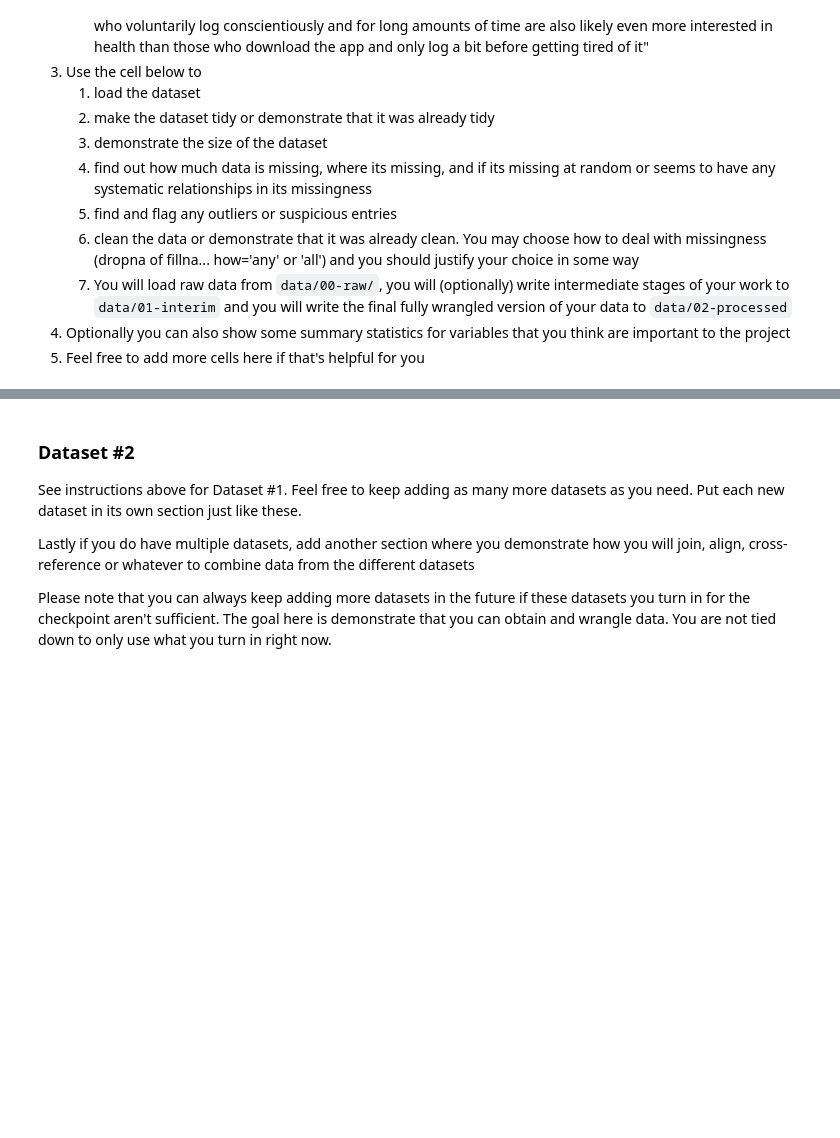
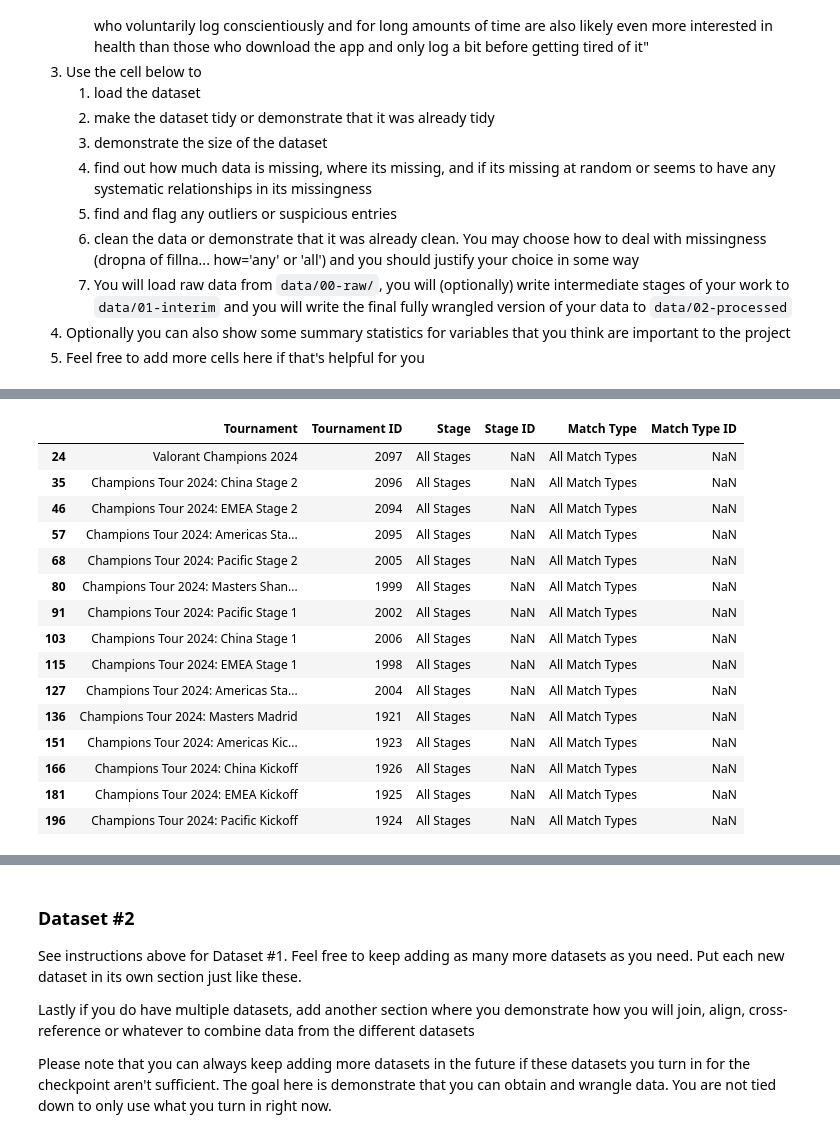
Before and after one commit to COGS108/Group102_WI26, a Jupyter notebook: 01-DataCheckpoint.ipynb, the cells around one changed output, grey strips where cells are left out. Cells and saved outputs as stored; diff of their text form; code cells hidden in the pictures; blank space fills up the shorter version.

```diff
--- a/01-DataCheckpoint.ipynb
+++ b/01-DataCheckpoint.ipynb
@@ -183,0 +203,15 @@ if there are any major concerns w the dataset, describe them
+# %%
+## YOUR CODE TO LOAD/CLEAN/TIDY/WRANGLE THE DATA GOES HERE
+import pandas as pd
+import numpy as np
+
+## Agents
+agents_pick = pd.read_csv('data/00-raw/vct_both_2024_2025/vct_2024/agents/agents_pick_rates.csv')
+maps_stats = pd.read_csv('data/00-raw/vct_both_2024_2025/vct_2024/agents/maps_stats.csv')
+teams_pick = pd.read_csv('data/00-raw/vct_both_2024_2025/vct_2024/agents/teams_picked_agents.csv')
+
+## Ids
+players_ids = pd.read_csv('data/00-raw/vct_both_2024_2025/vct_2024/ids/players_ids.csv')
+teams_ids = pd.read_csv('data/00-raw/vct_both_2024_2025/vct_2024/ids/teams_ids.csv')
+tournaments_types = pd.read_csv('data/00-raw/vct_both_2024_2025/vct_2024/ids/tournaments_stages_match_types_ids.csv')
+tournaments_games = pd.read_csv('data/00-raw/vct_both_2024_2025/vct_2024/ids/tournaments_stages_matches_games_ids.csv')
@@ -183,0 +529,23 @@ if there are any major concerns w the dataset, describe them
+# %%
+## outliers or suspicious entries
+tournaments_types[
+    tournaments_types["Stage ID"].isna() |
+    tournaments_types["Match Type ID"].isna()
+]
+# %% [output]
+|  | Tournament | Tournament ID | Stage | Stage ID | Match Type | Match Type ID |
+| 24 | Valorant Champions 2024 | 2097 | All Stages | NaN | All Match Types | NaN |
+| 35 | Champions Tour 2024: China Stage 2 | 2096 | All Stages | NaN | All Match Types | NaN |
+| 46 | Champions Tour 2024: EMEA Stage 2 | 2094 | All Stages | NaN | All Match Types | NaN |
+| 57 | Champions Tour 2024: Americas Sta... | 2095 | All Stages | NaN | All Match Types | NaN |
+| 68 | Champions Tour 2024: Pacific Stage 2 | 2005 | All Stages | NaN | All Match Types | NaN |
+| 80 | Champions Tour 2024: Masters Shan... | 1999 | All Stages | NaN | All Match Types | NaN |
+| 91 | Champions Tour 2024: Pacific Stage 1 | 2002 | All Stages | NaN | All Match Types | NaN |
+| 103 | Champions Tour 2024: China Stage 1 | 2006 | All Stages | NaN | All Match Types | NaN |
+| 115 | Champions Tour 2024: EMEA Stage 1 | 1998 | All Stages | NaN | All Match Types | NaN |
+| 127 | Champions Tour 2024: Americas Sta... | 2004 | All Stages | NaN | All Match Types | NaN |
+| 136 | Champions Tour 2024: Masters Madrid | 1921 | All Stages | NaN | All Match Types | NaN |
+| 151 | Champions Tour 2024: Americas Kic... | 1923 | All Stages | NaN | All Match Types | NaN |
+| 166 | Champions Tour 2024: China Kickoff | 1926 | All Stages | NaN | All Match Types | NaN |
+| 181 | Champions Tour 2024: EMEA Kickoff | 1925 | All Stages | NaN | All Match Types | NaN |
+| 196 | Champions Tour 2024: Pacific Kickoff | 1924 | All Stages | NaN | All Match Types | NaN |
```
Also changed, not shown: parts of 88 cells of this notebook, 7 other files.
